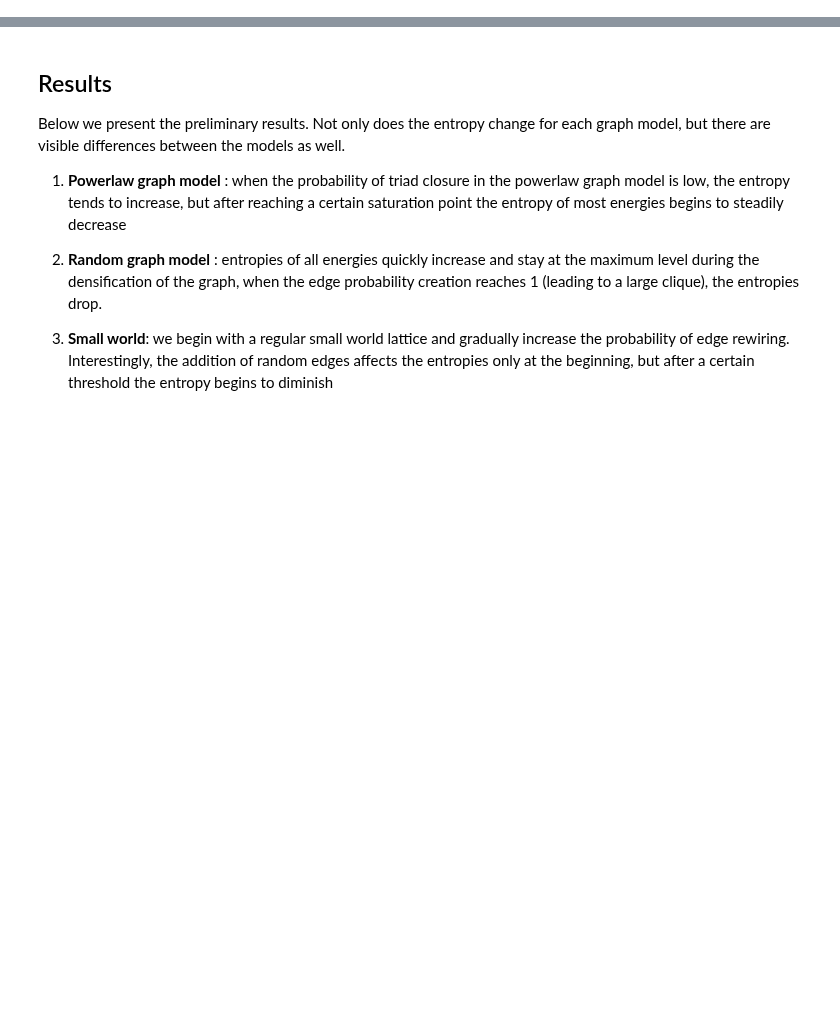
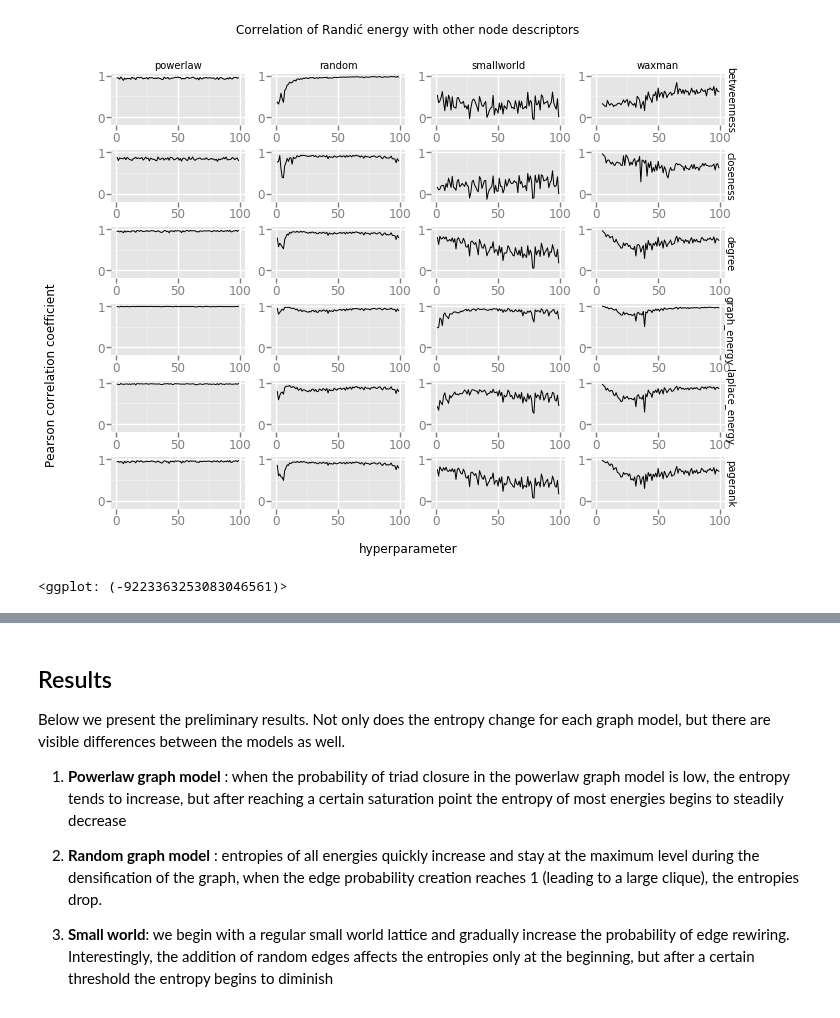
Before and after one commit to megaduks/entropy-complex-networks, a Jupyter notebook: networkentropy/experiments/entropy-of-network-energies.ipynb, the cells around one changed output, grey strips where cells are left out. Cells and saved outputs as stored; diff of their text form; code cells hidden in the pictures; blank space fills up the shorter version.

```diff
--- a/networkentropy/experiments/entropy-of-network-energies.ipynb
+++ b/networkentropy/experiments/entropy-of-network-energies.ipynb
@@ -114,0 +207,42 @@ df = pd.DataFrame({'x':x, 'generator': generator, 'randic': y1, 'graph': y2, 'la
+# %%
+randic_energy_plots = {}
+
+for model in ['random','smallworld','powerlaw','waxman']:
+
+    randic_energy_results = []
+
+    for i in range(len(graph_properties)):
+        dfx = pd.DataFrame(graph_properties[i][2]).corr()
+        res = dfx['randic_energy']
+        res['p'] = graph_properties[i][0]
+        res['model'] = graph_properties[i][1]
+        randic_energy_results.append(res)
+
+    df_randic_energy = pd.DataFrame(randic_energy_results).dropna()
+
+    df_randic_energy_melted = pd.melt(df_randic_energy,
+                                    id_vars=['p','model'],
+                                    value_vars=['degree',
+                                                'betweenness',
+                                                'closeness',
+                                                'pagerank',
+                                                'graph_energy',
+                                                'laplace_energy'])
+
+    plot = ggplot(aes(x='p', y='value', color='variable'),
+           data=df_randic_energy_melted[df_randic_energy_melted['model'] == model]) + \
+    geom_line() + \
+    facet_wrap('variable') + \
+    ggtitle('Correlation of Randić energy with other node descriptors') + \
+    ylab('Pearson correlation coefficient')
+
+    randic_energy_plots[model] = plot
+# %%
+plot = ggplot(aes(x='p', y='value'), data=df_randic_energy_melted) + \
+        geom_line() + facet_grid('variable', 'model') + \
+        ggtitle('Correlation of Randić energy with other node descriptors') + \
+        ylab('Pearson correlation coefficient') + xlab('hyperparameter')
+plot
+# %% [output]
+[figure, added]
+<ggplot: (-9223363253083046561)>
```
Also changed, not shown: parts of 27 cells of this notebook, 1 other file.
